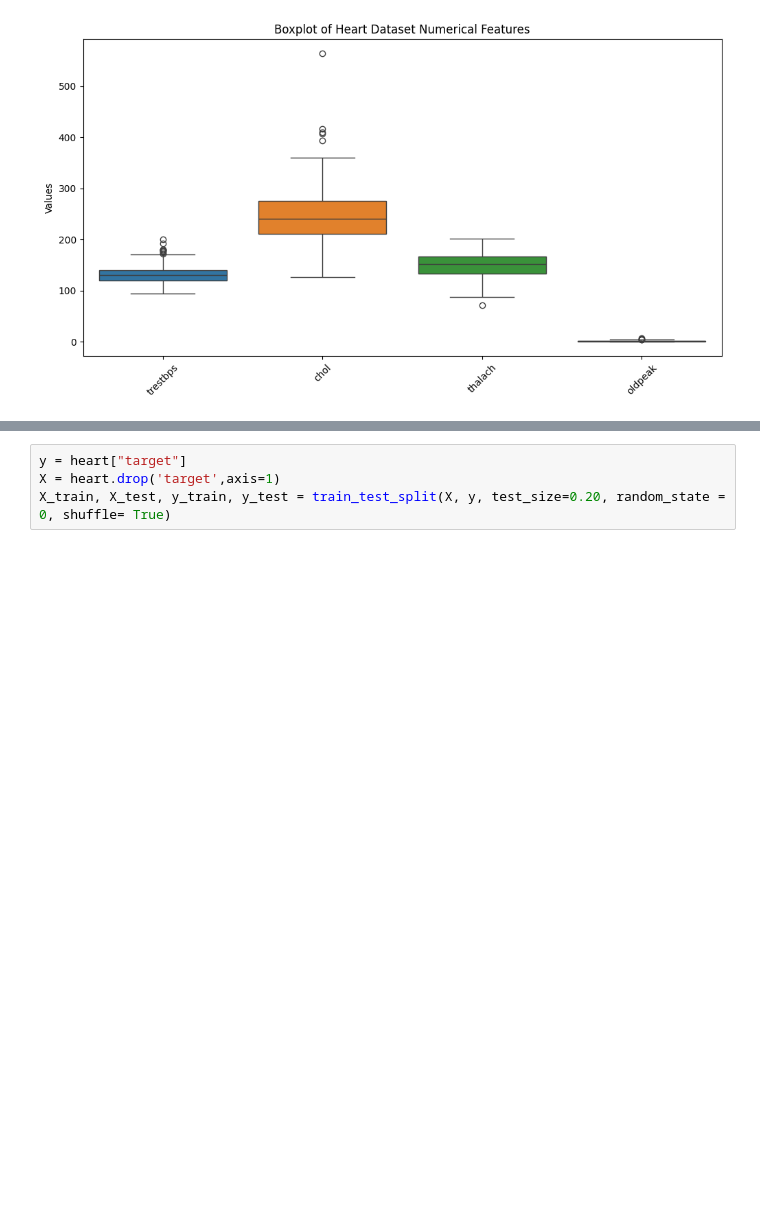
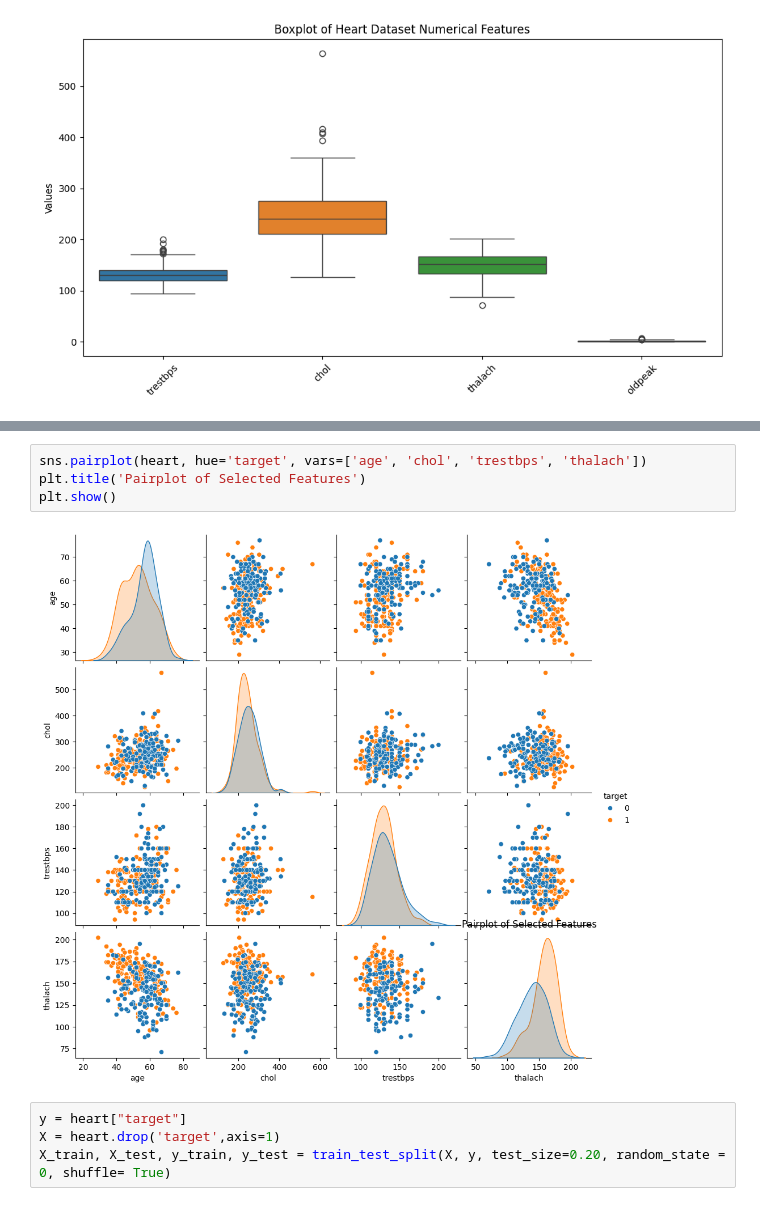
Before and after one commit to ninapeak10/DT480-Research, a Jupyter notebook: Heart Health.ipynb, the cells around one changed output, grey strips where cells are left out. Cells and saved outputs as stored; diff of their text form; blank space fills up the shorter version.

```diff
--- a/Heart Health.ipynb
+++ b/Heart Health.ipynb
@@ -185,3 +204,9 @@ plt.show()
+# %%
+sns.pairplot(heart, hue='target', vars=['age', 'chol', 'trestbps', 'thalach'])
+plt.title('Pairplot of Selected Features')
+plt.show()
+# %% [output]
+[figure, added]
 # %%
 y = heart["target"]
 X = heart.drop('target',axis=1)
```
Also changed, not shown: parts of 10 cells of this notebook.
